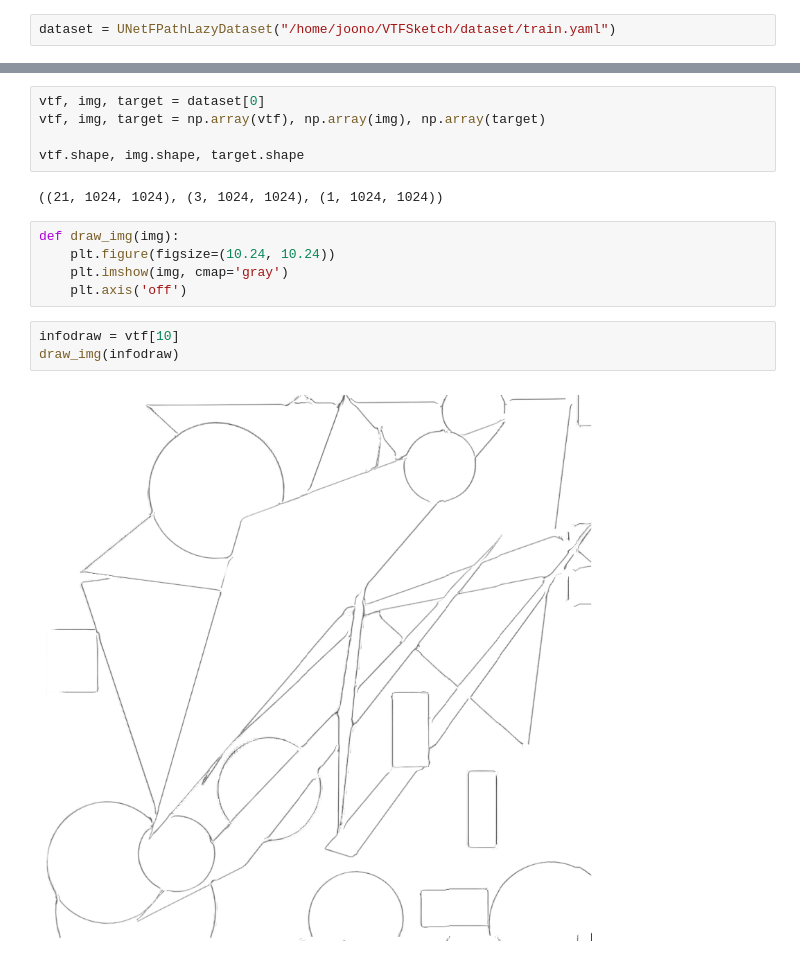
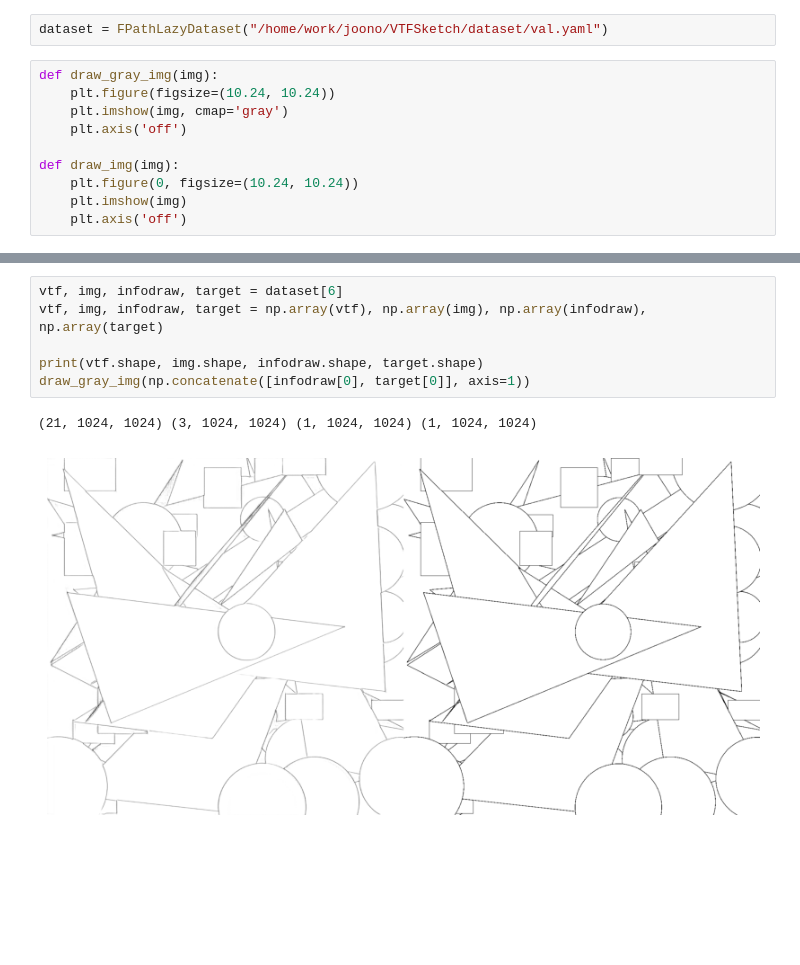
Before and after one commit to comeeasy/VTFSketch, a Jupyter notebook: visualize_infodraw_pixelbypixel.ipynb, the cells around one changed output, grey strips where cells are left out. Cells and saved outputs as stored; diff of their text form; blank space fills up the shorter version.

```diff
--- a/visualize_infodraw_pixelbypixel.ipynb
+++ b/visualize_infodraw_pixelbypixel.ipynb
@@ -7,2 +8,12 @@ from src.dataloaders import UNetFPathDataset, UNetFPathLazyDataset
 # %%
-dataset = UNetFPathLazyDataset("/home/joono/VTFSketch/dataset/train.yaml")
+dataset = FPathLazyDataset("/home/work/joono/VTFSketch/dataset/val.yaml")
+# %%
+def draw_gray_img(img):
+    plt.figure(figsize=(10.24, 10.24))
+    plt.imshow(img, cmap='gray')
+    plt.axis('off')
+
+def draw_img(img):
+    plt.figure(0, figsize=(10.24, 10.24))
+    plt.imshow(img)
+    plt.axis('off')
@@ -9,17 +27,9 @@ dataset = UNetFPathLazyDataset("/home/joono/VTFSketch/dataset/train.yaml")
 # %%
-vtf, img, target = dataset[0]
-vtf, img, target = np.array(vtf), np.array(img), np.array(target)
+vtf, img, infodraw, target = dataset[6]
+vtf, img, infodraw, target = np.array(vtf), np.array(img), np.array(infodraw), np.array(target)
 
-vtf.shape, img.shape, target.shape
+print(vtf.shape, img.shape, infodraw.shape, target.shape)
+draw_gray_img(np.concatenate([infodraw[0], target[0]], axis=1))
 # %% [output]
-((21, 1024, 1024), (3, 1024, 1024), (1, 1024, 1024))
+(21, 1024, 1024) (3, 1024, 1024) (1, 1024, 1024) (1, 1024, 1024)
+[figure, added]
-# %%
-def draw_img(img):
-    plt.figure(figsize=(10.24, 10.24))
-    plt.imshow(img, cmap='gray')
-    plt.axis('off')
-# %%
-infodraw = vtf[10]
-draw_img(infodraw)
-# %% [output]
-[figure, removed]
```
Also changed, not shown: parts of 21 cells of this notebook.
